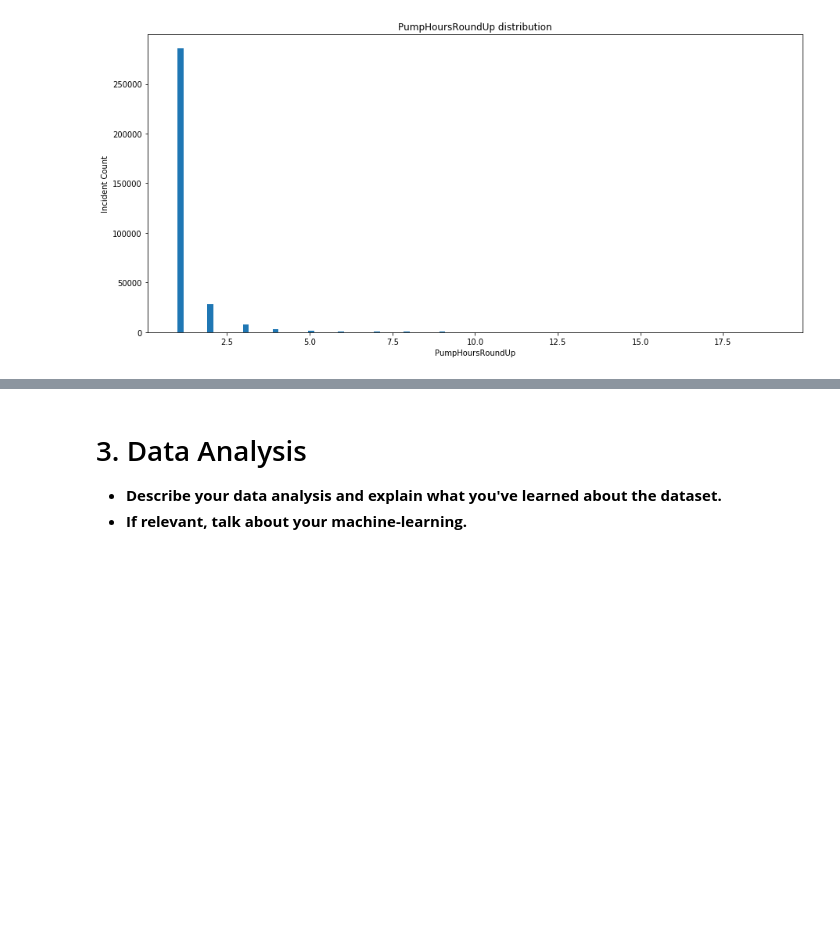
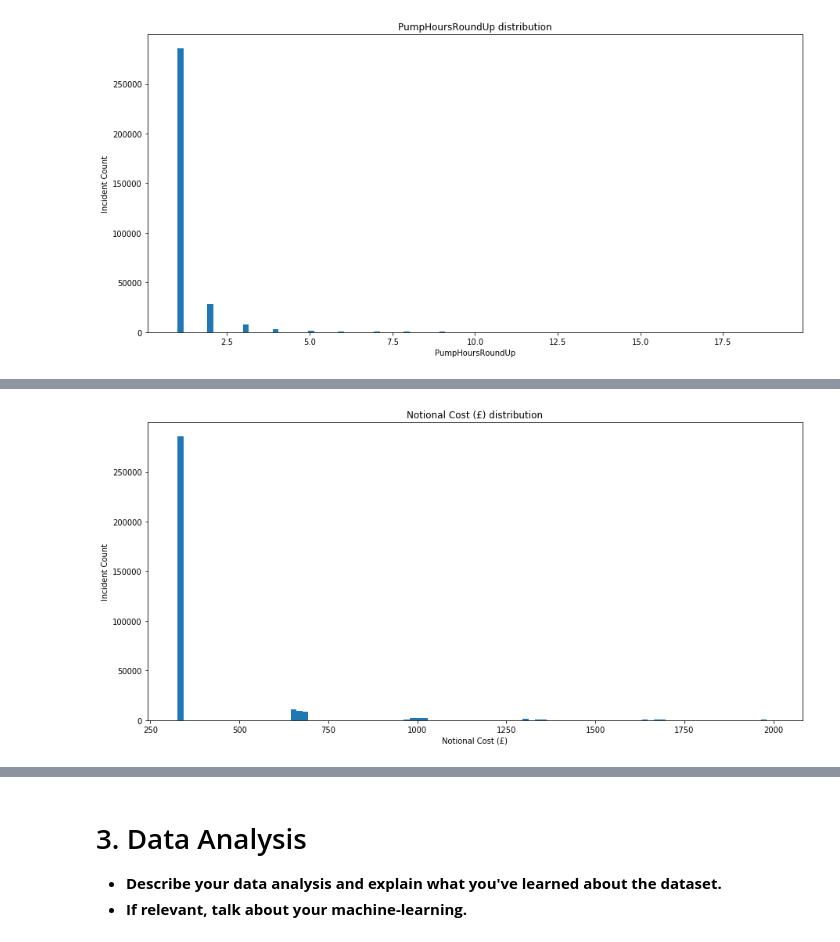
Before and after one commit to hlynurarni/Social-Data-Analysis-Final, a Jupyter notebook: Explainer Notebook.ipynb, the cells around one changed output, grey strips where cells are left out. Cells and saved outputs as stored; diff of their text form; code cells hidden in the pictures; blank space fills up the shorter version.

```diff
--- a/Explainer Notebook.ipynb
+++ b/Explainer Notebook.ipynb
@@ -439,0 +448,4 @@ simplePlottingFunction(df.PumpHoursRoundUp[df.PumpHoursRoundUp < 20], 'hist', Fa
+# %%
+simplePlottingFunction(df['Notional Cost (£)'][df['Notional Cost (£)'] < 2000], 'hist', False);
+# %% [output]
+[figure, added]
```
Also changed, not shown: parts of 3 cells of this notebook.
